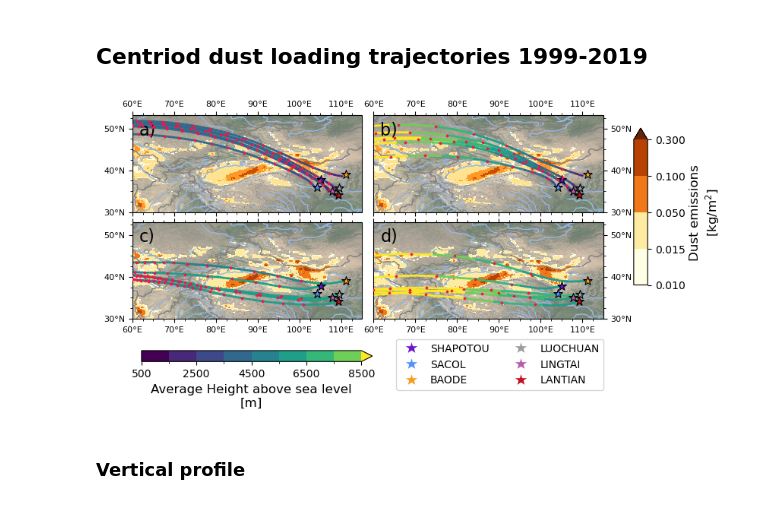
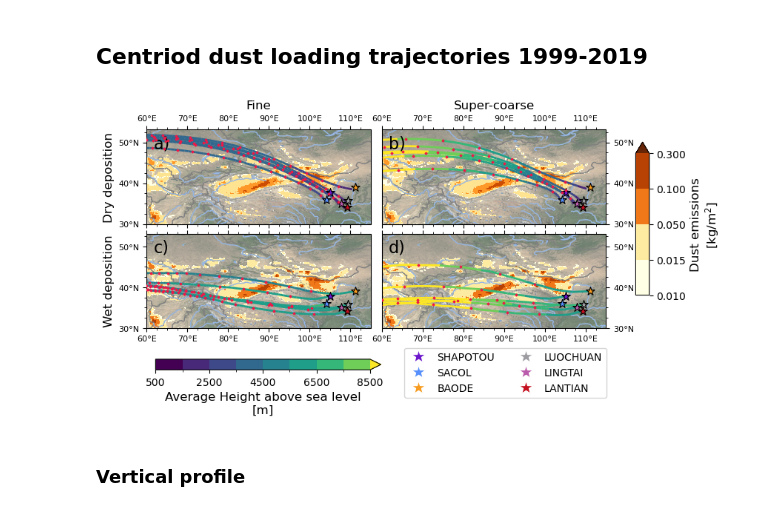
Before and after one commit to MasterOnDust/AGU_JGR_CLP_SOURCE_WORKFLOW, a Jupyter notebook: Master_thesis_UiO_workflow/workflow/notebooks/AGU_paper_figures/Dust_loading_trajectory_analysis.py.ipynb, the cells around one changed output. Cells and saved outputs as stored; diff of their text form; code cells hidden in the pictures.

Commit message:
add changes to plot following rew2 sug

```diff
--- a/Master_thesis_UiO_workflow/workflow/notebooks/AGU_paper_figures/Dust_loading_trajectory_analysis.py.ipynb
+++ b/Master_thesis_UiO_workflow/workflow/notebooks/AGU_paper_figures/Dust_loading_trajectory_analysis.py.ipynb
@@ -60,6 +60,9 @@ gs = fig.add_gridspec(nrows=4, ncols=2, hspace=0.05,wspace=0.05, height_ratios=[
 
 lax = fig.add_subplot(gs[:3,0], projection=ccrs.PlateCarree(), label='lax0')
 rax = fig.add_subplot(gs[:3,1],projection=ccrs.PlateCarree(), label='rax0')
+lax.set_title('Fine',fontsize=12)
+rax.set_title('Super-coarse', fontsize=12)
+lax.set_ylabel('Dry deposition')
 norm = BoundaryNorm([0.01,0.015,0.05,0.1,0.3], extend='max', ncolors=5)
 cmap = matplotlib.cm.get_cmap('YlOrBr', 5)
 cmap_trajectories = matplotlib.cm.get_cmap('viridis',10)
@@ -88,6 +91,7 @@ rax.yaxis.tick_right()
 
 lax = fig.add_subplot(gs[2:,0], projection=ccrs.PlateCarree())
 rax = fig.add_subplot(gs[2:,1],projection=ccrs.PlateCarree())
+lax.set_ylabel('Wet deposition')
 cmap = matplotlib.cm.get_cmap('YlOrBr', 6)
 mean_emissions.plot.contourf(ax=lax,
                              cmap=cmap,
@@ -106,34 +110,34 @@ rax.set_extent([60,115,30,50])
 lax.set_xticks([60,70, 80, 90, 100, 110])
 rax.set_xticks([60,70, 80, 90, 100, 110])
 lax.set_yticks([30, 40, 50])
 rax.set_yticks([30, 40, 50])
 rax.yaxis.set_ticklabels(['30°N', '40°N', '50°N'], fontsize=8)
 lax.yaxis.set_ticklabels(['30°N', '40°N', '50°N'], fontsize=8)
 lax.xaxis.set_ticklabels(['60°E','70°E','80°E', '90°E', '100°E', '110°E'], fontsize=8)
 rax.xaxis.set_ticklabels(['60°E','70°E','80°E', '90°E', '100°E', '110°E'], fontsize=8)
 
 
 axes = np.array(fig.get_axes())
 add_letter(axes, y=0.8)
 cbar_ax = fig.add_axes([0.14,0.05, 0.38,0.03])
 cb_1 = fig.colorbar(cm.ScalarMappable(norm=traj_norm, cmap=cmap_trajectories),
                  label='Average Height above sea level\n[m]',orientation='horizontal',cax=cbar_ax)
 
 cb_1.ax.set_xticks([500,2500, 4500,6500,8500])
 cbar_ax2 = fig.add_axes([0.95,0.26,0.023,0.43])
 fig.colorbar(cs, cax=cbar_ax2,label= 'Dust emissions\n[kg/$\mathrm{m}^2$]',extendfrac=0.08)
 h, _ = lax.get_legend_handles_labels()
 
 
 locsdf = get_locations_CLP()
 legend_elems = [Line2D([0],[0], marker='*',markerfacecolor=locsdf.loc[site,'color'], label=site, markersize=15, color='w') for site in locs]
 
 fig.legend(handles=legend_elems, bbox_to_anchor=(0.73, 0.042), loc='center',ncol=2)
 
 if to_file:
     plt.savefig(snakemake.output.path_map, bbox_inches='tight')
 # %% [output]
-[figure, old version]
+[figure, new version]
 # %% [markdown]
 ### Vertical profile
 # %%
```
Also changed, not shown: 3 other files.
